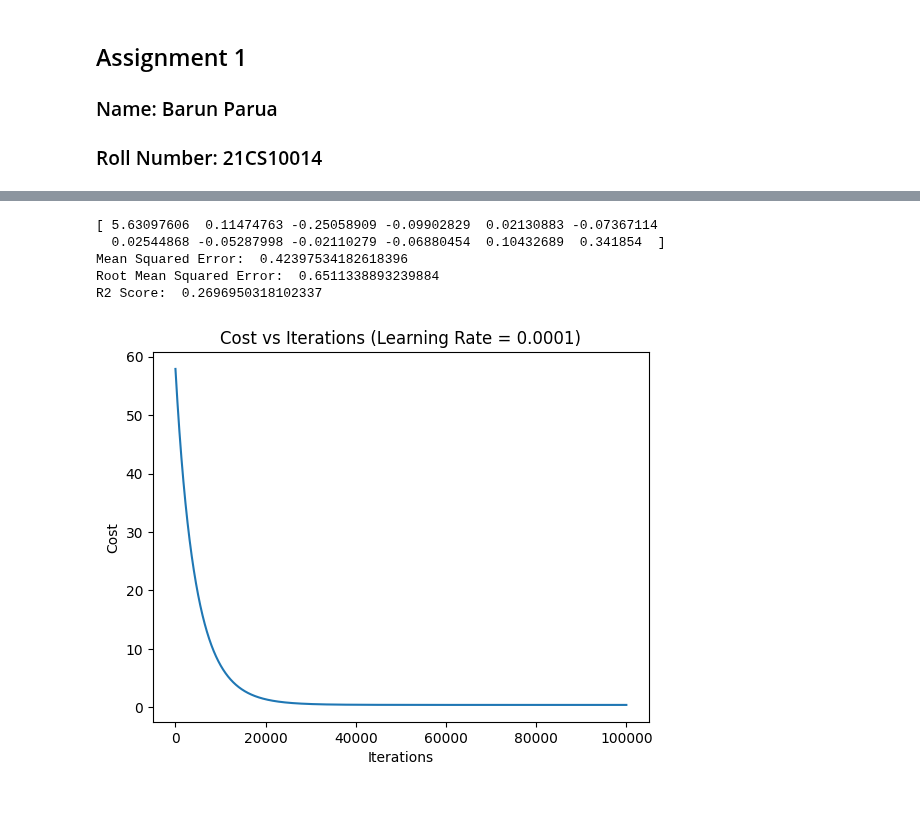
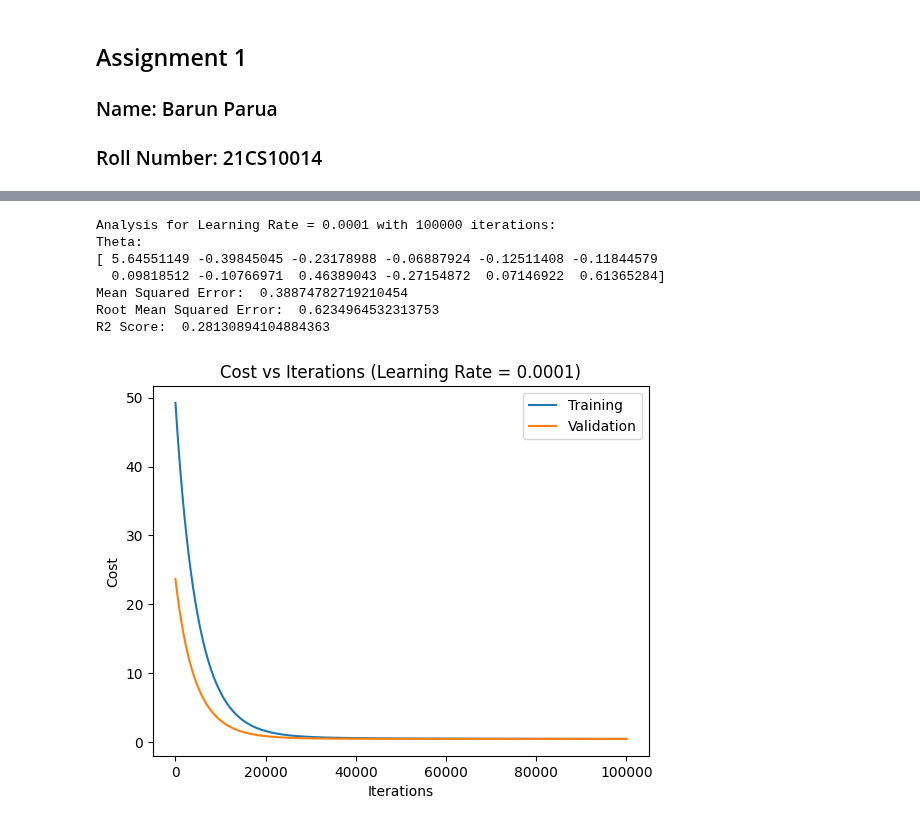
Before and after one commit to Baron105/ML-Assignments, a Jupyter notebook: CS60050/ML_Assignment_1/21CS10014_Barun_Parua/linear-regression/code.ipynb, the cells around one changed output, grey strips where cells are left out. Saved outputs shown, nothing was run; the diff lists cells and outputs as text; code cells hidden in the pictures.

```diff
--- a/CS60050/ML_Assignment_1/21CS10014_Barun_Parua/linear-regression/code.ipynb
+++ b/CS60050/ML_Assignment_1/21CS10014_Barun_Parua/linear-regression/code.ipynb
@@ -55,9 +95,12 @@ print(theta)
 # %%
-# apply the linear regression model on the test data
-x_test = np.hstack((np.ones((x_test.shape[0],1)), x_test))
+# apply the linear regression model on the test data and calculate the MSE, RMSE and R2 score
+x_test = np.column_stack((np.ones((x_test.shape[0],1)), x_test))
 
 y_pred = np.dot(x_test, theta)
 
+print("Analytical Solution Results:")
+
+# calculate the MSE and RMSE values
 mse = np.mean((y_test - y_pred)**2)
 print("Mean Squared Error: ", mse)
 
@@ -158,13 +230,21 @@ R2 Score:  0.27535141798308915
 # %%
-theta_grad = np.random.randn(x_total.shape[1]+1)
+# applying gradient descent on the train set for appropriate number of iterations with different learning rates
+# doing the same for validation set and plotting the cost vs iterations graph for both training and validation set
+theta_grad = np.random.randn(x_train.shape[1])
+theta_grad_validation = np.random.randn(x_validation.shape[1])
 costs = []
+costs_validation = []
 learning_rate = 0.001
 for i in range(10000):
     costs.append(cost(x_train, y_train, theta_grad))
     theta_grad = gradient_descent(x_train, y_train, theta_grad, learning_rate)
+    costs_validation.append(cost(x_validation, y_validation, theta_grad_validation))
+    theta_grad_validation = gradient_descent(x_validation, y_validation, theta_grad_validation, learning_rate)
+print("Analysis for Learning Rate =", learning_rate, "with", i+1, "iterations: ")
+print("Theta: ")
 print(theta_grad)
 
-
+# use the theta obtained from gradient descent to predict the values of y for test set and calculate the MSE, RMSE and R2 score
 y_pred = np.dot(x_test, theta_grad)
 
 mse = np.mean((y_test - y_pred)**2)
@@ -179,10 +259,12 @@ sst = np.sum((y_test - np.mean(y_test))**2)
 r2_score = 1 - (ssr/sst)
 print("R2 Score: ", r2_score)
 
-# plot the cost vs iterations
+# plot the cost vs iterations using matplotlib
 plt.plot(costs)
+plt.plot(costs_validation)
 plt.xlabel('Iterations')
 plt.ylabel('Cost')
 plt.title('Cost vs Iterations (Learning Rate = 0.001)')
+plt.legend(['Training', 'Validation'])
 plt.show()
 # %% [output]
@@ -195,37 +279,49 @@ R2 Score:  0.20103405890645032
 # %%
-theta_grad = np.random.randn(x_total.shape[1]+1)
+# applying gradient descent on the train set for appropriate number of iterations with different learning rates
+# doing the same for validation set and plotting the cost vs iterations graph for both training and validation set
+theta_grad = np.random.randn(x_train.shape[1])
+theta_grad_validation = np.random.randn(x_validation.shape[1])
 costs = []
+costs_validation = []
 learning_rate = 0.0001
 for i in range(100000):
     costs.append(cost(x_train, y_train, theta_grad))
     theta_grad = gradient_descent(x_train, y_train, theta_grad, learning_rate)
+    costs_validation.append(cost(x_validation, y_validation, theta_grad_validation))
+    theta_grad_validation = gradient_descent(x_validation, y_validation, theta_grad_validation, learning_rate)
+print("Analysis for Learning Rate =", learning_rate, "with", i+1, "iterations: ")
+print("Theta: ")
 print(theta_grad)
 
-
+# use the theta obtained from gradient descent to predict the values of y for test set and calculate the MSE, RMSE and R2 score
 y_pred = np.dot(x_test, theta_grad)
 
 mse = np.mean((y_test - y_pred)**2)
 print("Mean Squared Error: ", mse)
 
 rmse = np.sqrt(mse)
 print("Root Mean Squared Error: ", rmse)
 
 # calculate R2 score
 ssr = np.sum((y_test - y_pred)**2)
 sst = np.sum((y_test - np.mean(y_test))**2)
 r2_score = 1 - (ssr/sst)
 print("R2 Score: ", r2_score)
 
-# plot the cost vs iterations
+# plot the cost vs iterations using matplotlib
 plt.plot(costs)
+plt.plot(costs_validation)
 plt.xlabel('Iterations')
 plt.ylabel('Cost')
 plt.title('Cost vs Iterations (Learning Rate = 0.0001)')
+plt.legend(['Training', 'Validation'])
 plt.show()
 # %% [output]
-[ 5.63097606  0.11474763 -0.25058909 -0.09902829  0.02130883 -0.07367114
-  0.02544868 -0.05287998 -0.02110279 -0.06880454  0.10432689  0.341854  ]
-Mean Squared Error:  0.42397534182618396
-Root Mean Squared Error:  0.6511338893239884
-R2 Score:  0.2696950318102337
+Analysis for Learning Rate = 0.0001 with 100000 iterations:
+Theta:
+[ 5.64551149 -0.39845045 -0.23178988 -0.06887924 -0.12511408 -0.11844579
+  0.09818512 -0.10766971  0.46389043 -0.27154872  0.07146922  0.61365284]
+Mean Squared Error:  0.38874782719210454
+Root Mean Squared Error:  0.6234964532313753
+R2 Score:  0.28130894104884363
-[figure, old version]
+[figure, new version]
```
Also changed, not shown: parts of 12 cells of this notebook, 2 other files.
